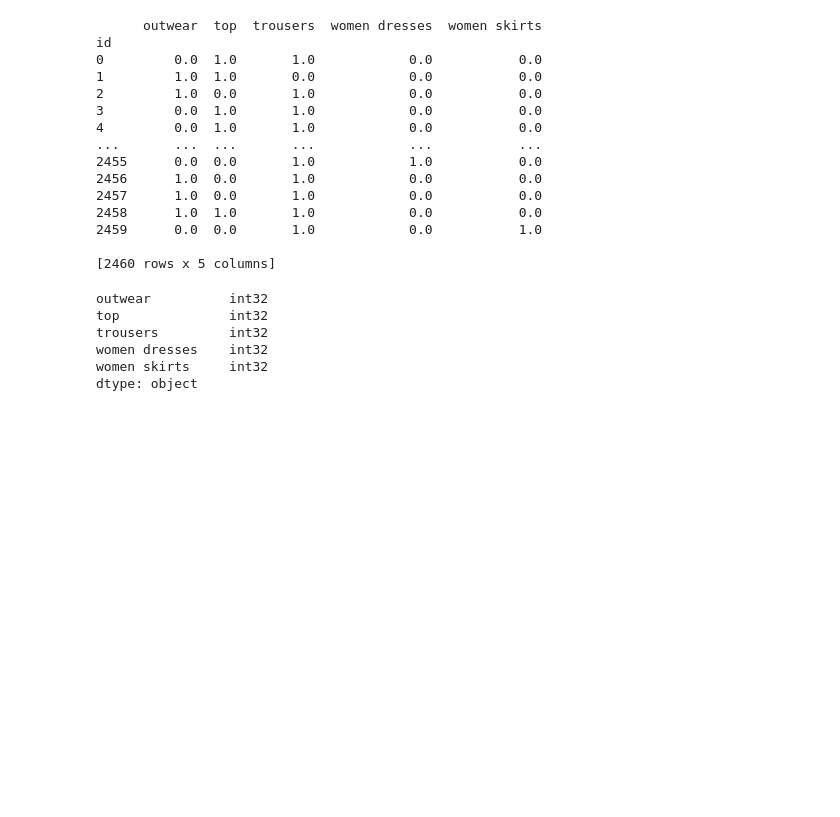
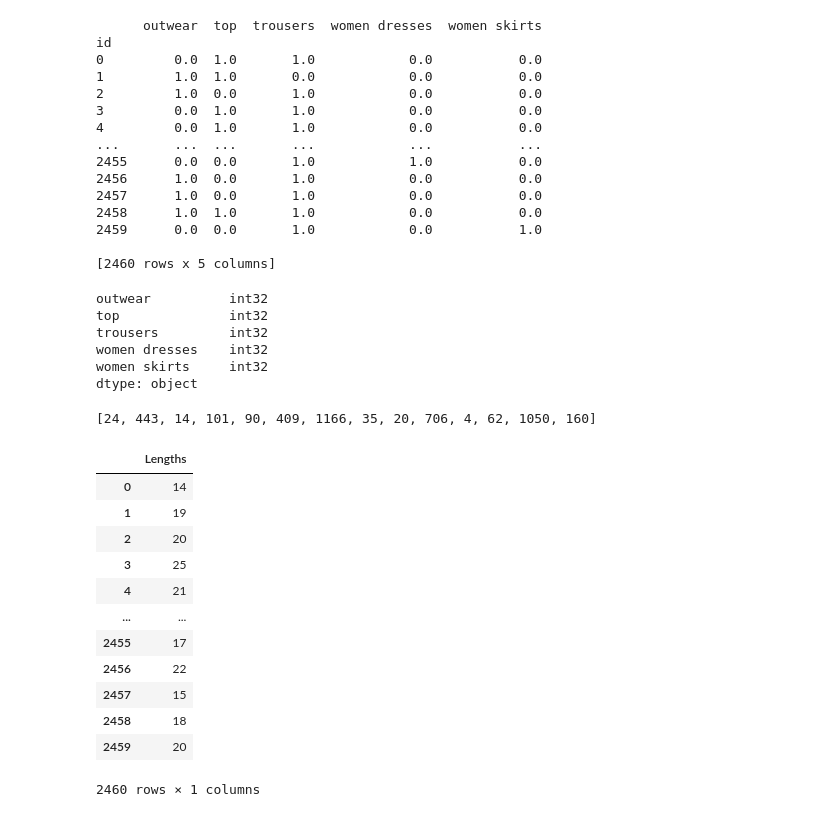
Before and after one commit to bentanjunrong/TIL-2020, a Jupyter notebook: NLP/tokenizer_fix_finalmodel.ipynb, the cells around one changed output. Drawn from its saved outputs; the diff is of its cells as text; code cells hidden in the pictures; blank space fills up the shorter version.

```diff
--- a/NLP/tokenizer_fix_finalmodel.ipynb
+++ b/NLP/tokenizer_fix_finalmodel.ipynb
@@ -294,0 +273,26 @@ preds_val_df.to_csv("way2manyepochs.csv")
+# %%
+#checking for lengths
+pre_pad_X_val[0]
+# %% [output]
+[24, 443, 14, 101, 90, 409, 1166, 35, 20, 706, 4, 62, 1050, 160]
+# %%
+#prepare list of lengths to graph
+all_lens_val = []
+for i in range(2460):
+    all_lens_val.append(len(pre_pad_X_val[i]))
+dflens_val = pd.DataFrame(all_lens_val,columns=['Lengths'])
+dflens_val
+# %% [output]
+|  | Lengths |
+| 0 | 14 |
+| 1 | 19 |
+| 2 | 20 |
+| 3 | 25 |
+| 4 | 21 |
+| ... | ... |
+| 2455 | 17 |
+| 2456 | 22 |
+| 2457 | 15 |
+| 2458 | 18 |
+| 2459 | 20 |
+2460 rows × 1 columns
```
Also changed, not shown: parts of 15 cells of this notebook.
